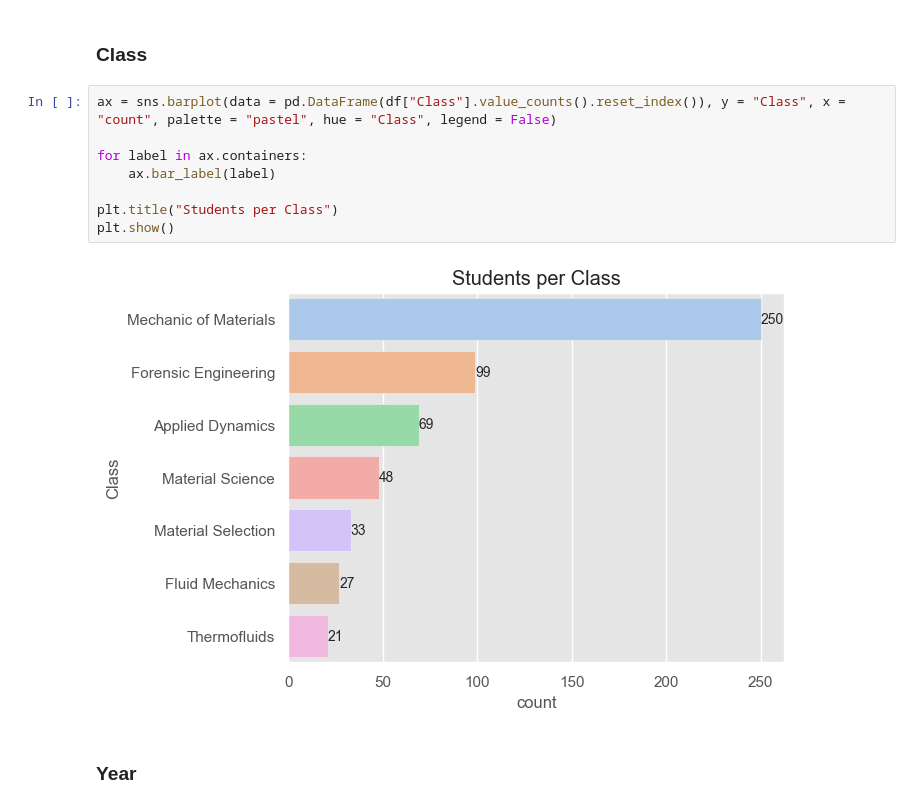
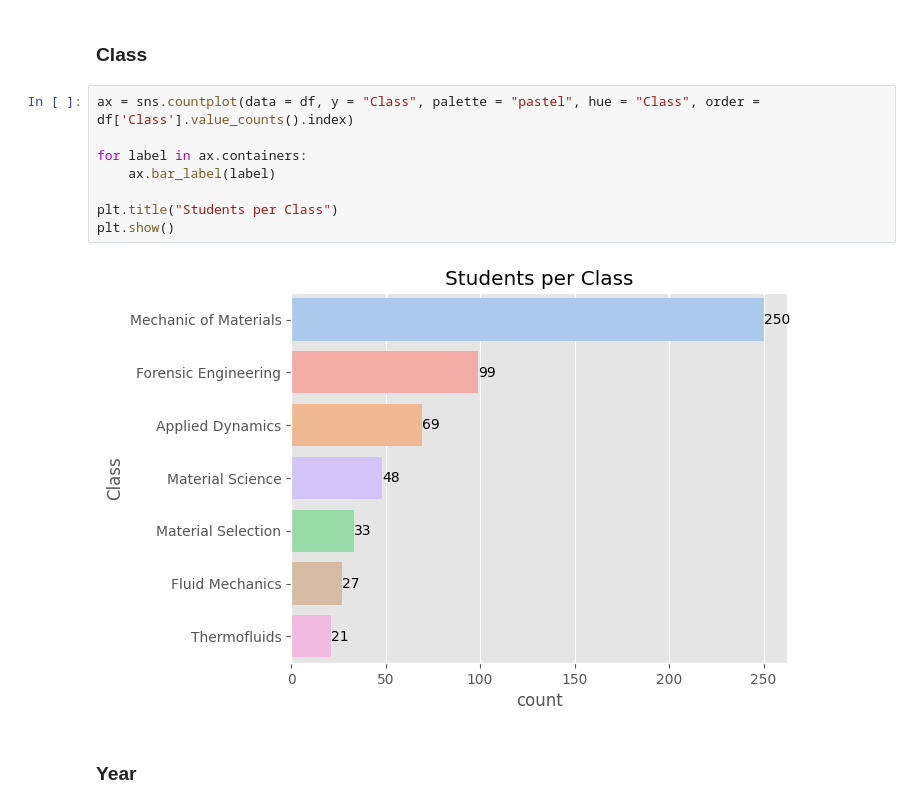
Before and after one commit to alejo1630/grades_college_analysis, a Jupyter notebook: grades.ipynb, the cells around one changed output. Cells and saved outputs as stored; diff of their text form.

```diff
--- a/grades.ipynb
+++ b/grades.ipynb
@@ -150,15 +149,15 @@ plt.show()
 # %% [markdown]
 ### Class
 # %%
-ax = sns.barplot(data = pd.DataFrame(df["Class"].value_counts().reset_index()), y = "Class", x = "count", palette = "pastel", hue = "Class", legend = False)
+ax = sns.countplot(data = df, y = "Class", palette = "pastel", hue = "Class", order = df['Class'].value_counts().index)
 
 for label in ax.containers:
     ax.bar_label(label)
 
 plt.title("Students per Class")
 plt.show()
 # %% [output]
-[figure, old version]
+[figure, new version]
 # %% [markdown]
 ### Year
 # %%
```
Also changed, not shown: parts of 24 cells of this notebook.
